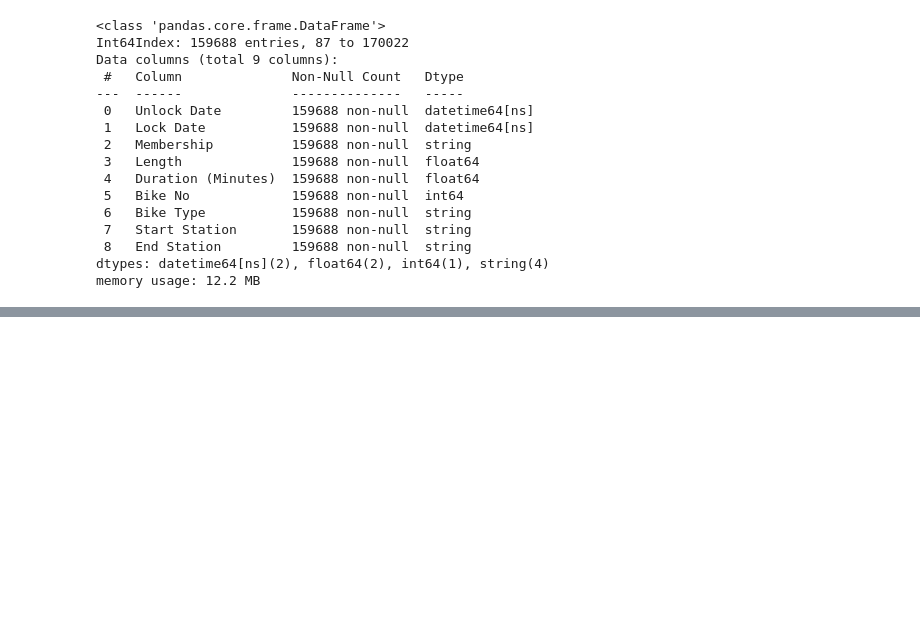
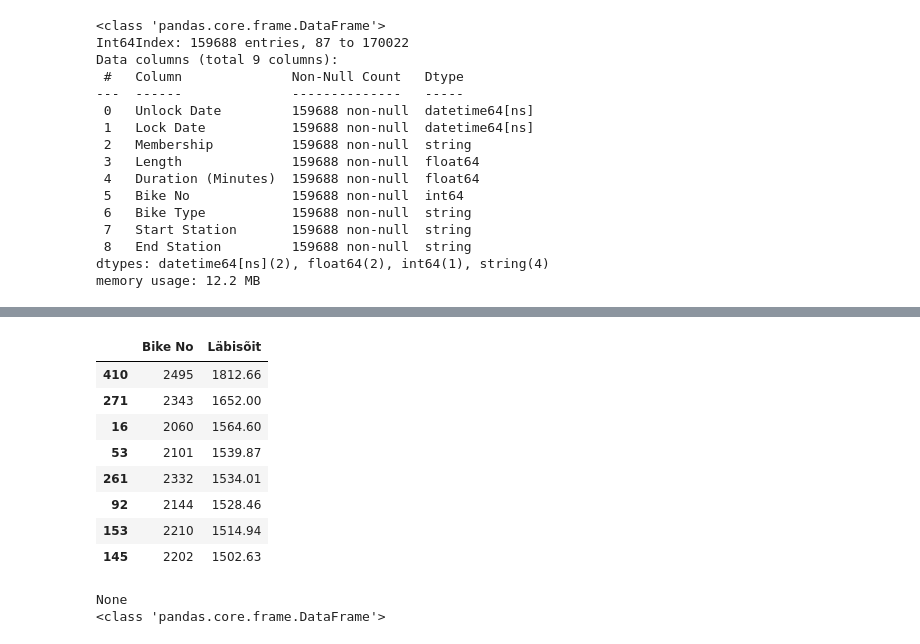
Before and after one commit to dlohmus/rattaringlus, a Jupyter notebook: Tartu_rattaringlus.ipynb, the cells around one changed output, grey strips where cells are left out. Cells and saved outputs as stored; diff of their text form; code cells hidden in the pictures; blank space fills up the shorter version.

```diff
--- a/Tartu_rattaringlus.ipynb
+++ b/Tartu_rattaringlus.ipynb
@@ -250,0 +286,15 @@ Name: Start Station, dtype: Int64
+# %%
+#leiame iga jalgratta kilometraaži
+#loome uue dataframe'i
+labisoit_df = pd.DataFrame(rattaringlus_df, columns=['Bike No', 'Length'])
+#print(labisoit_df)
+
+#grupeerime andmed ratta numbri järgi ning summerime iga ratta läbisõidu.
+df2 = labisoit_df.groupby(['Bike No'])['Length'].sum().reset_index(name='Läbisõit')
+#print(df2)
+
+#Sorteerime tulemused läbisõid järgi
+final_df2 = df2.sort_values(by=['Läbisõit'], ascending=False)
+#prindime välja tulemused ja andmetüübi
+print(final_df2)
+print(type(final_df2))
@@ -250,0 +317,17 @@ Name: Start Station, dtype: Int64
+# %%
+#Leiame rattad, mille läbisõit on üle 1500km
+ule1500_df=final_df2.loc[final_df2["Läbisõit"]>1500]
+print(display(ule1500_df))
+print(type(ule1500_df))
+# %% [output]
+|  | Bike No | Läbisõit |
+| 410 | 2495 | 1812.66 |
+| 271 | 2343 | 1652.00 |
+| 16 | 2060 | 1564.60 |
+| 53 | 2101 | 1539.87 |
+| 261 | 2332 | 1534.01 |
+| 92 | 2144 | 1528.46 |
+| 153 | 2210 | 1514.94 |
+| 145 | 2202 | 1502.63 |
+None
+<class 'pandas.core.frame.DataFrame'>
```
Also changed, not shown: parts of 14 cells of this notebook.
